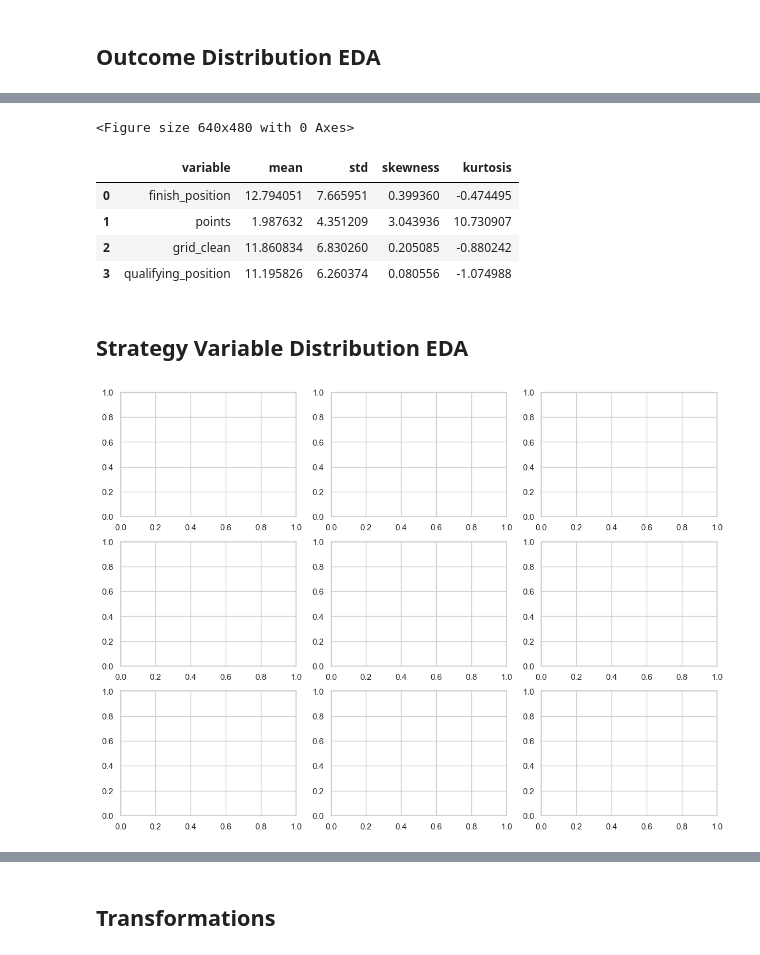
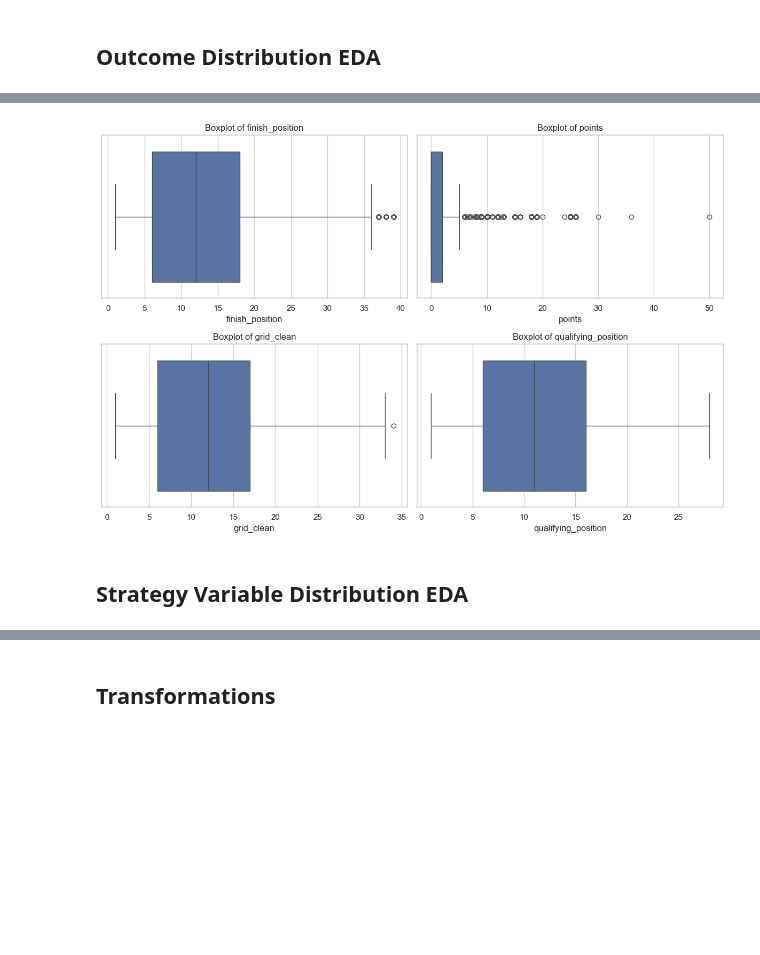
Before and after one commit to blackpaigestone/f1-worldchamp, a Jupyter notebook: 05_distribution_shape_and_dimensionality.ipynb, the cells around one changed output, grey strips where cells are left out. Saved outputs shown, nothing was run; the diff lists cells and outputs as text; code cells hidden in the pictures; blank space fills up the shorter version.

```diff
--- a/05_distribution_shape_and_dimensionality.ipynb
+++ b/05_distribution_shape_and_dimensionality.ipynb
@@ -160,33 +178,16 @@ fig, axes = plt.subplots(2, 2, figsize=(12, 8))
 # %%
-for ax, col in zip(axes.flatten(), OUTCOME_VARS):
-    sns.histplot(df_outcomes[col].dropna(), kde=True, ax=ax)
-    ax.set_title(f"Distribution of {col}")
+fig, axes = plt.subplots(2, 2, figsize=(12, 8))
+axes = axes.flatten()
+
+for ax, col in zip(axes, OUTCOME_VARS):
+    series = pd.to_numeric(df_outcomes[col], errors="coerce").dropna()
+    sns.boxplot(x=series, ax=ax)
+    ax.set_title(f"Boxplot of {col}")
+    ax.set_xlabel(col)
 
 plt.tight_layout()
 plt.show()
 # %% [output]
-<Figure size 640x480 with 0 Axes>
+[figure, added]
-# %%
-# Shape Summary
-shape_summary_outcomes = []
-
-for col in OUTCOME_VARS:
-    series = df_outcomes[col].dropna()
-    shape_summary_outcomes.append({
-        "variable": col,
-        "mean": series.mean(),
-        "std": series.std(),
-        "skewness": skew(series),
-        "kurtosis": kurtosis(series)
-    })
-
-shape_summary_outcomes = pd.DataFrame(shape_summary_outcomes)
-shape_summary_outcomes
-# %% [output]
-|  | variable | mean | std | skewness | kurtosis |
-| 0 | finish_position | 12.794051 | 7.665951 | 0.399360 | -0.474495 |
-| 1 | points | 1.987632 | 4.351209 | 3.043936 | 10.730907 |
-| 2 | grid_clean | 11.860834 | 6.830260 | 0.205085 | -0.880242 |
-| 3 | qualifying_position | 11.195826 | 6.260374 | 0.080556 | -1.074988 |
 # %% [markdown]
 ## Strategy Variable Distribution EDA
@@ -203,6 +193,0 @@ STRATEGY_VARS = [
-# %%
-df_strategy[STRATEGY_VARS].describe()
-fig, axes = plt.subplots(3, 3, figsize=(14, 10))
-axes = axes.flatten()
-# %% [output]
-[figure, removed]
```
Also changed, not shown: parts of 37 cells of this notebook.
